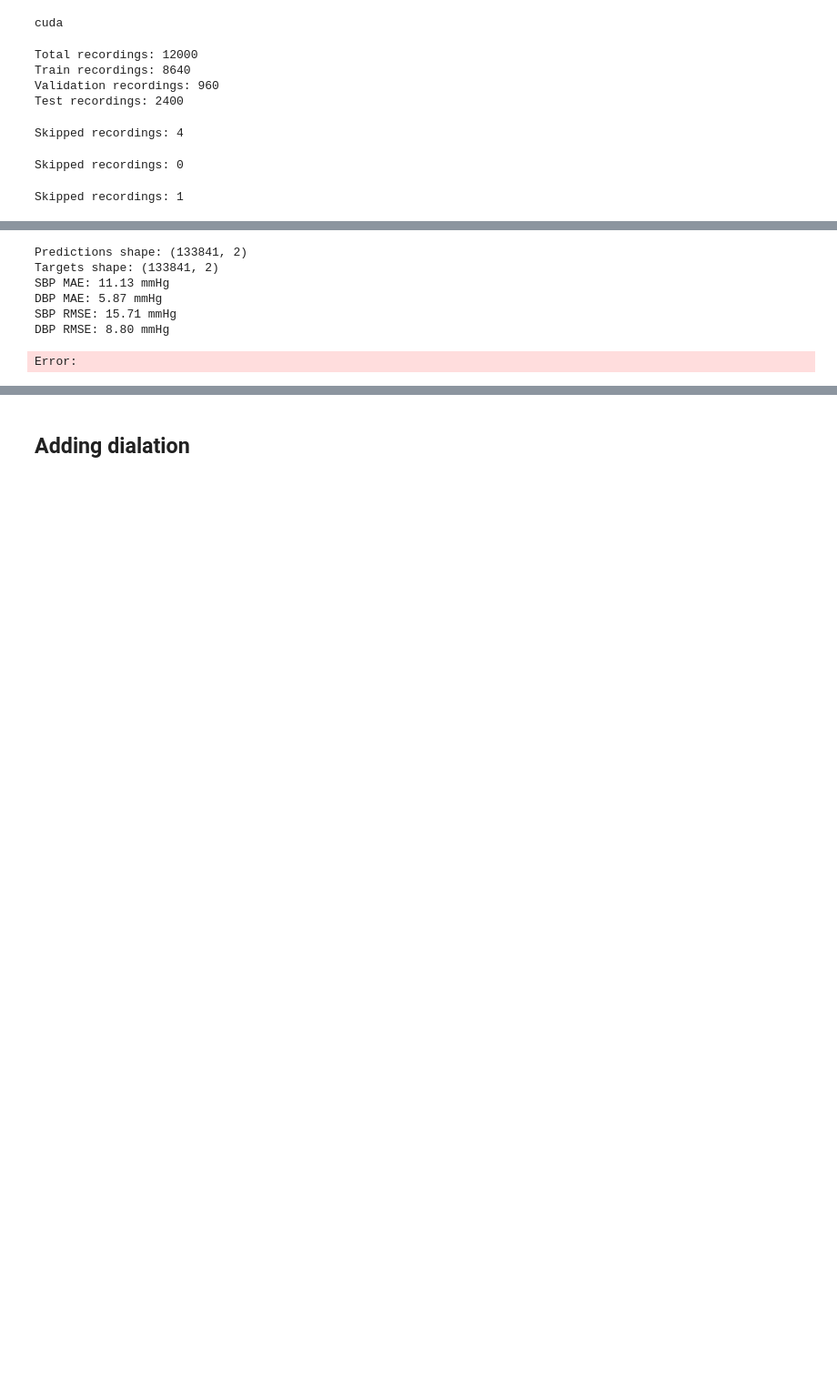
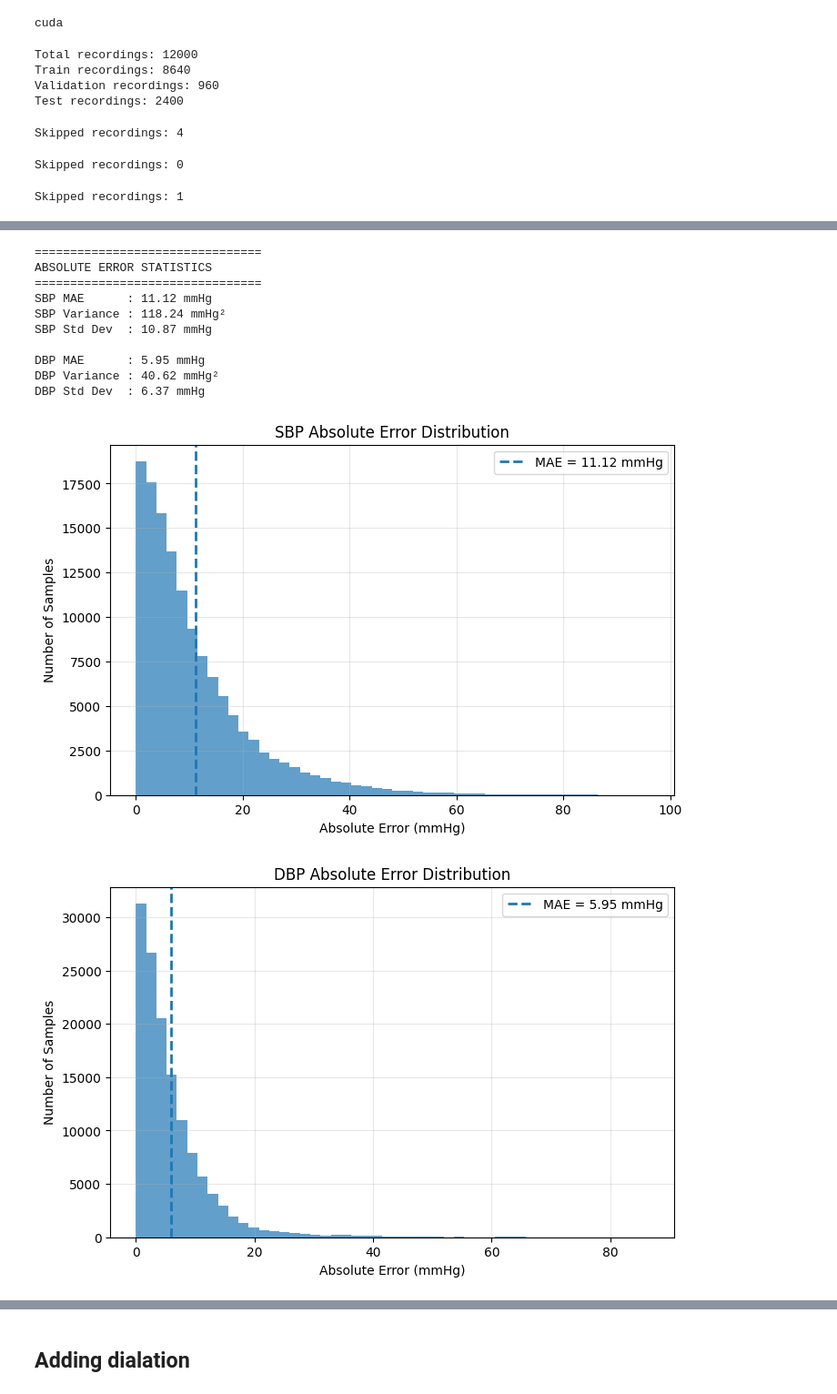
Before and after one commit to Yashvi1701/BP_estimation, a Jupyter notebook: experiments/resnet_uci.ipynb, the cells around one changed output, grey strips where cells are left out. Shown at 91% size. Drawn from its saved outputs; the diff is of its cells as text; code cells hidden in the pictures; blank space fills up the shorter version.

```diff
--- a/experiments/resnet_uci.ipynb
+++ b/experiments/resnet_uci.ipynb
@@ -103,15 +103,22 @@ plt.show()
 # %%
-from models.train import evaluate_model
-predictions, targets, metrics = evaluate_model(
+from models.train import evaluate_model, plot_mae, load_vitaldb_test_loader
+results = evaluate_model(
     model,
     test_loader,
     device
 )
-# %% [output]
-Predictions shape: (133841, 2)
-Targets shape: (133841, 2)
-SBP MAE: 11.13 mmHg
-DBP MAE: 5.87 mmHg
-SBP RMSE: 15.71 mmHg
-DBP RMSE: 8.80 mmHg
-Error:
+# %%
+plot_mae(results)
+# %% [output]
+================================
+ABSOLUTE ERROR STATISTICS
+================================
+SBP MAE      : 11.12 mmHg
+SBP Variance : 118.24 mmHg²
+SBP Std Dev  : 10.87 mmHg
+
+DBP MAE      : 5.95 mmHg
+DBP Variance : 40.62 mmHg²
+DBP Std Dev  : 6.37 mmHg
+[figure, added]
+[figure, added]
```
Also changed, not shown: parts of 32 cells of this notebook, 8 other files.
